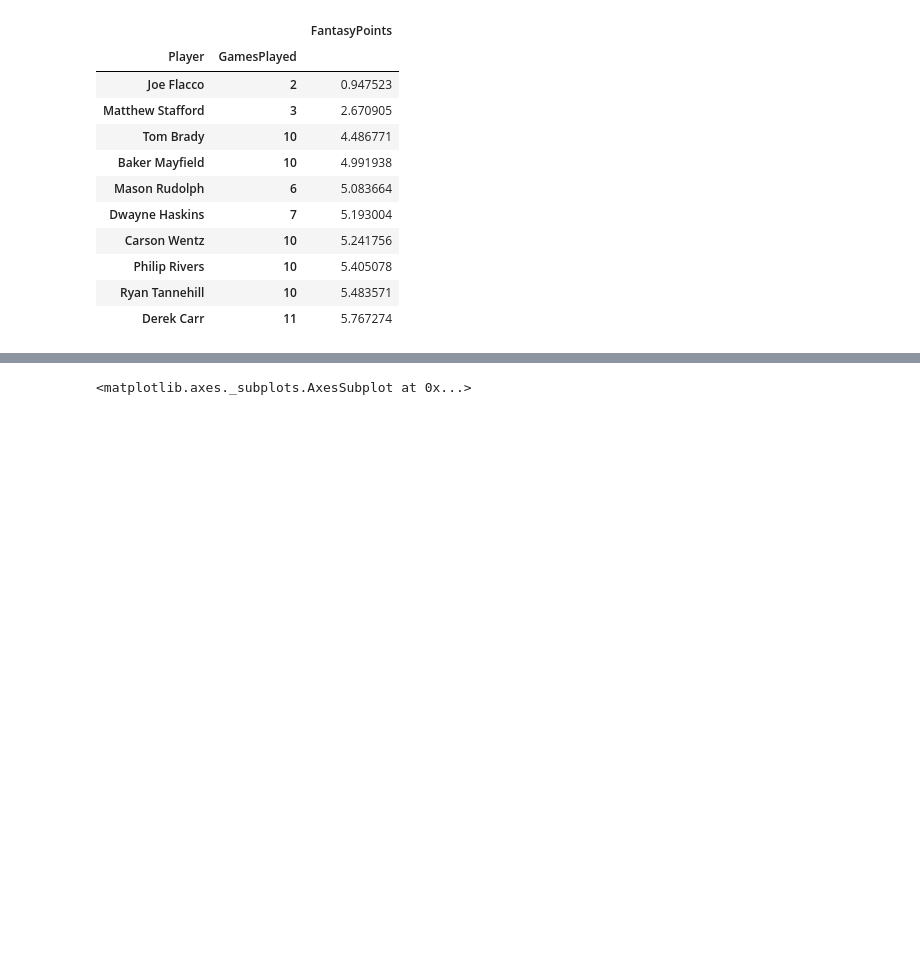
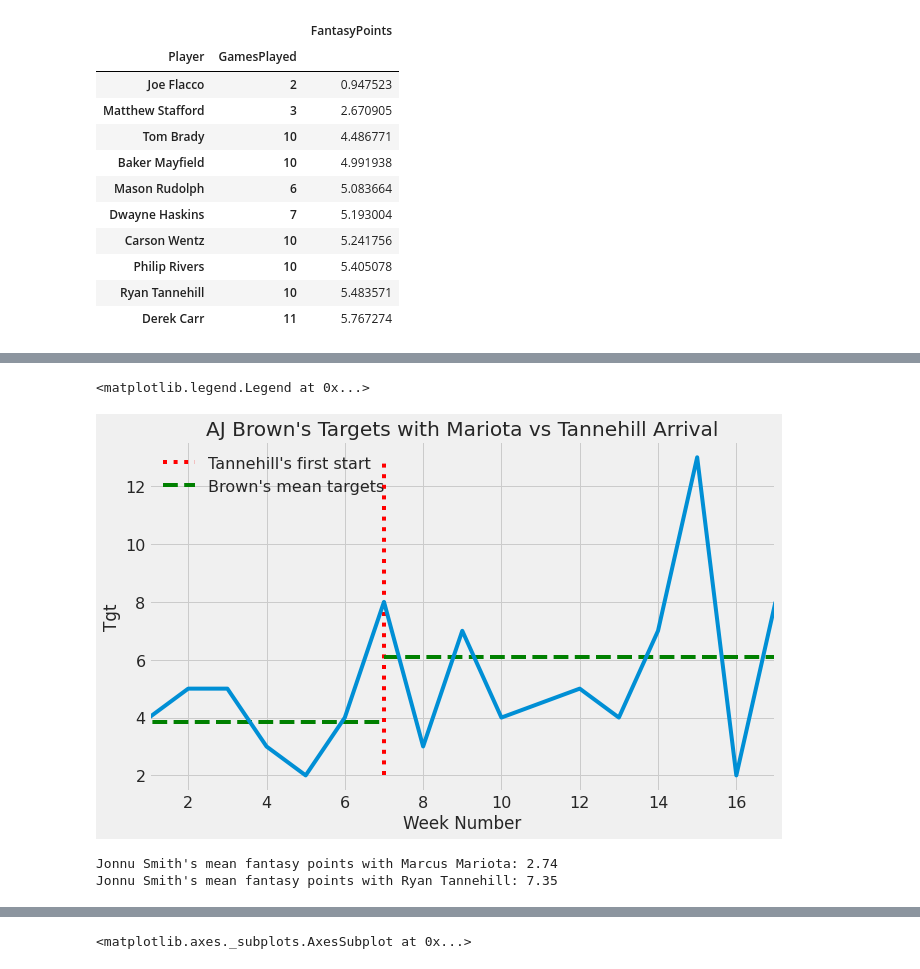
Before and after one commit to piercepatrick/Fantasy-Football-Analysis, a Jupyter notebook: Tannehilll_Analysis.ipynb, the cells around one changed output, grey strips where cells are left out. Saved outputs shown, nothing was run; the diff lists cells and outputs as text; code cells hidden in the pictures; blank space fills up the shorter version.

```diff
--- a/Tannehilll_Analysis.ipynb
+++ b/Tannehilll_Analysis.ipynb
@@ -414,0 +458,23 @@ See the caveats in the documentation: https://pandas.pydata.org/pandas-docs/stab
+# %%
+plt.figure(figsize=(10, 6))
+plt.plot(ajbrown['Week'], ajbrown['Tgt'])
+plt.title('AJ Brown\'s Targets with Mariota vs Tannehill Arrival')
+plt.xlabel('Week Number')
+plt.ylabel('Tgt')
+plt.vlines(7, ymin=ajbrown['Tgt'].min(), ymax=ajbrown['Tgt'].max(), color='red', linestyles='dotted', label='Tannehill\'s first start')
+plt.hlines(ajbrown_mean_tgts_before_week_7, xmin=0, xmax=7, color='green' ,linestyles='dashed', label='Brown\'s mean targets')
+plt.hlines(ajbrown_mean_tgts_after_week_7, xmin=7, xmax=17, color='green', linestyles='dashed')
+plt.xlim(1,17)
+plt.legend()
+# %% [output]
+<matplotlib.legend.Legend at 0x...>
+[figure, added]
+# %%
+jonnusmith_mean_fpts_before_week_7 = jonnusmith.loc[(jonnusmith['Week'] > 0) & (jonnusmith['Week'] < 7), ['FantasyPoints']].mean().values[0]
+jonnusmith_mean_fpts_after_week_7 = jonnusmith.loc[(jonnusmith['Week'] >= 7), ['FantasyPoints']].mean().values[0]
+
+print('Jonnu Smith\'s mean fantasy points with Marcus Mariota:', jonnusmith_mean_fpts_before_week_7)
+print('Jonnu Smith\'s mean fantasy points with Ryan Tannehill:', jonnusmith_mean_fpts_after_week_7)
+# %% [output]
+Jonnu Smith's mean fantasy points with Marcus Mariota: 2.74
+Jonnu Smith's mean fantasy points with Ryan Tannehill: 7.35
```
Also changed, not shown: parts of 14 cells of this notebook.
